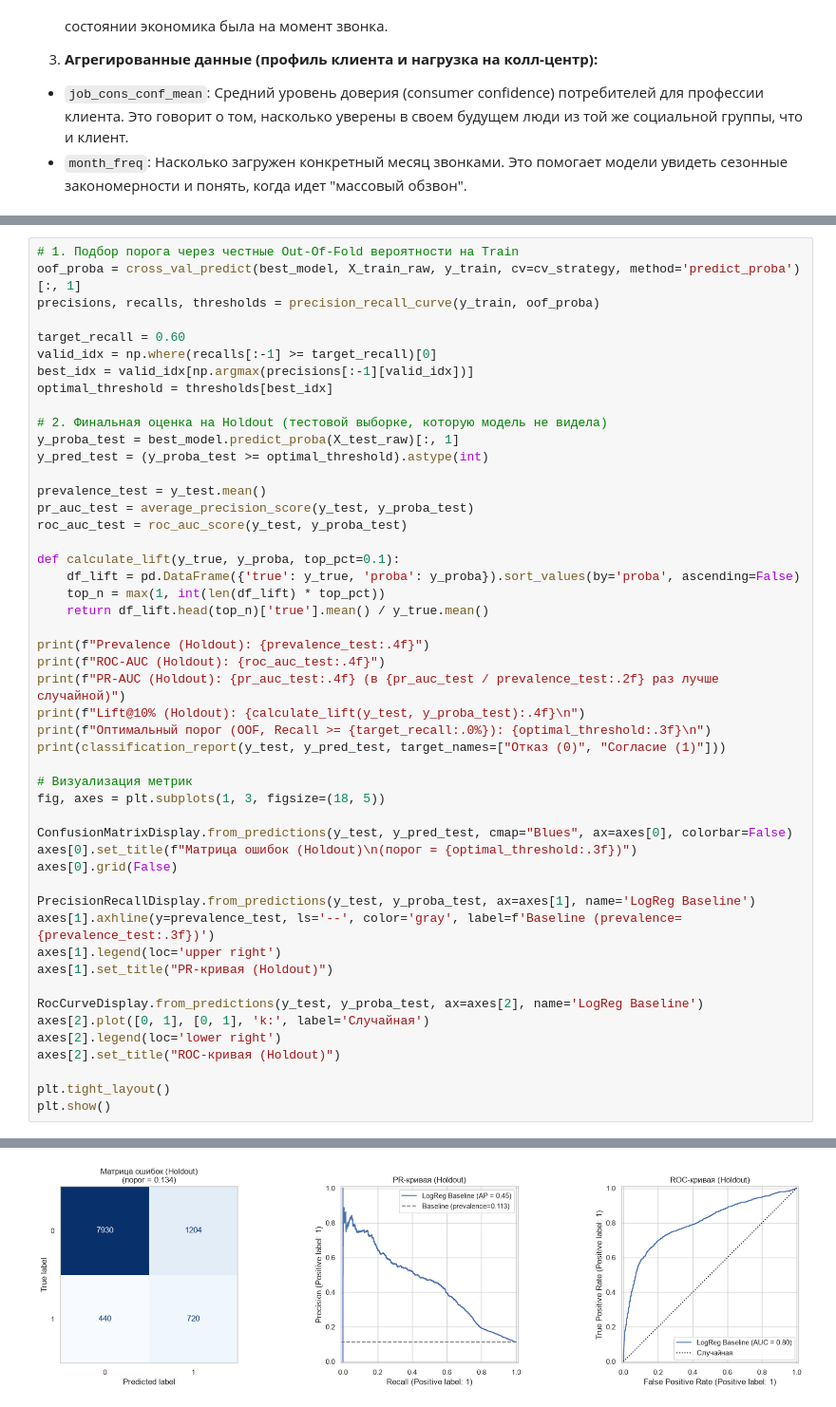
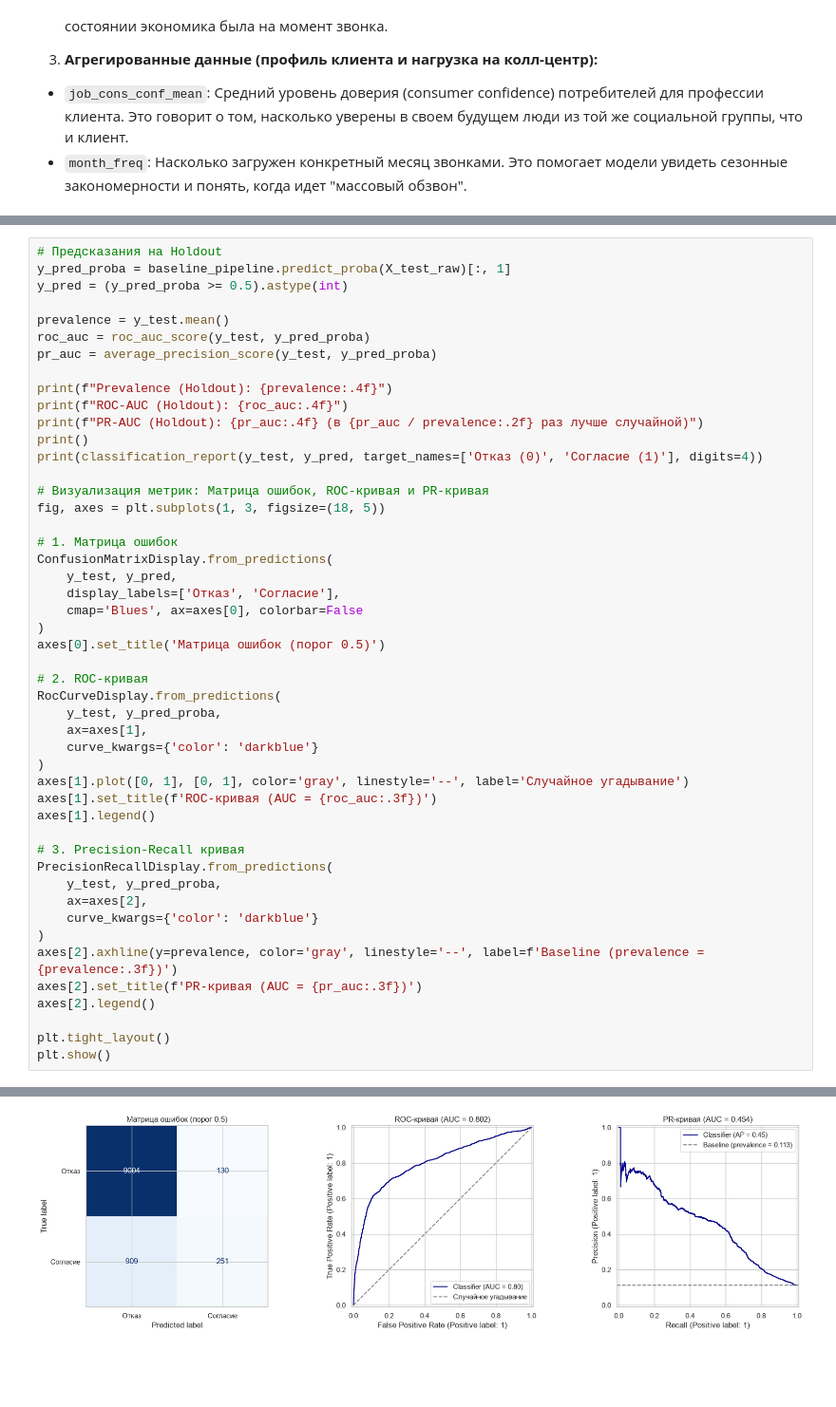
Before and after one commit to KgAmerlion/project_practice_team_1, a Jupyter notebook: Case_3_Final.ipynb, the cells around one changed output, grey strips where cells are left out. Shown at 95% size. Drawn from its saved outputs; the diff is of its cells as text; blank space fills up the shorter version.

```diff
--- a/Case_3_Final.ipynb
+++ b/Case_3_Final.ipynb
@@ -194,49 +167,48 @@ else:
 # %%
-# 1. Подбор порога через честные Out-Of-Fold вероятности на Train
-oof_proba = cross_val_predict(best_model, X_train_raw, y_train, cv=cv_strategy, method='predict_proba')[:, 1]
-precisions, recalls, thresholds = precision_recall_curve(y_train, oof_proba)
+# Предсказания на Holdout
+y_pred_proba = baseline_pipeline.predict_proba(X_test_raw)[:, 1]
+y_pred = (y_pred_proba >= 0.5).astype(int)
 
-target_recall = 0.60
-valid_idx = np.where(recalls[:-1] >= target_recall)[0]
-best_idx = valid_idx[np.argmax(precisions[:-1][valid_idx])]
-optimal_threshold = thresholds[best_idx]
+prevalence = y_test.mean()
+roc_auc = roc_auc_score(y_test, y_pred_proba)
+pr_auc = average_precision_score(y_test, y_pred_proba)
 
-# 2. Финальная оценка на Holdout (тестовой выборке, которую модель не видела)
-y_proba_test = best_model.predict_proba(X_test_raw)[:, 1]
-y_pred_test = (y_proba_test >= optimal_threshold).astype(int)
+print(f"Prevalence (Holdout): {prevalence:.4f}")
+print(f"ROC-AUC (Holdout): {roc_auc:.4f}")
+print(f"PR-AUC (Holdout): {pr_auc:.4f} (в {pr_auc / prevalence:.2f} раз лучше случайной)")
+print()
+print(classification_report(y_test, y_pred, target_names=['Отказ (0)', 'Согласие (1)'], digits=4))
 
-prevalence_test = y_test.mean()
-pr_auc_test = average_precision_score(y_test, y_proba_test)
-roc_auc_test = roc_auc_score(y_test, y_proba_test)
-
-def calculate_lift(y_true, y_proba, top_pct=0.1):
-    df_lift = pd.DataFrame({'true': y_true, 'proba': y_proba}).sort_values(by='proba', ascending=False)
-    top_n = max(1, int(len(df_lift) * top_pct))
-    return df_lift.head(top_n)['true'].mean() / y_true.mean()
-
-print(f"Prevalence (Holdout): {prevalence_test:.4f}")
-print(f"ROC-AUC (Holdout): {roc_auc_test:.4f}")
-print(f"PR-AUC (Holdout): {pr_auc_test:.4f} (в {pr_auc_test / prevalence_test:.2f} раз лучше случайной)")
-print(f"Lift@10% (Holdout): {calculate_lift(y_test, y_proba_test):.4f}\n")
-print(f"Оптимальный порог (OOF, Recall >= {target_recall:.0%}): {optimal_threshold:.3f}\n")
-print(classification_report(y_test, y_pred_test, target_names=["Отказ (0)", "Согласие (1)"]))
-
-# Визуализация метрик
+# Визуализация метрик: Матрица ошибок, ROC-кривая и PR-кривая
 fig, axes = plt.subplots(1, 3, figsize=(18, 5))
 
-ConfusionMatrixDisplay.from_predictions(y_test, y_pred_test, cmap="Blues", ax=axes[0], colorbar=False)
-axes[0].set_title(f"Матрица ошибок (Holdout)\n(порог = {optimal_threshold:.3f})")
-axes[0].grid(False)
+# 1. Матрица ошибок
+ConfusionMatrixDisplay.from_predictions(
+    y_test, y_pred,
+    display_labels=['Отказ', 'Согласие'],
+    cmap='Blues', ax=axes[0], colorbar=False
+)
+axes[0].set_title('Матрица ошибок (порог 0.5)')
 
-PrecisionRecallDisplay.from_predictions(y_test, y_proba_test, ax=axes[1], name='LogReg Baseline')
-axes[1].axhline(y=prevalence_test, ls='--', color='gray', label=f'Baseline (prevalence={prevalence_test:.3f})')
-axes[1].legend(loc='upper right')
-axes[1].set_title("PR-кривая (Holdout)")
+# 2. ROC-кривая
+RocCurveDisplay.from_predictions(
+    y_test, y_pred_proba,
+    ax=axes[1],
+    curve_kwargs={'color': 'darkblue'}
+)
+axes[1].plot([0, 1], [0, 1], color='gray', linestyle='--', label='Случайное угадывание')
+axes[1].set_title(f'ROC-кривая (AUC = {roc_auc:.3f})')
+axes[1].legend()
 
-RocCurveDisplay.from_predictions(y_test, y_proba_test, ax=axes[2], name='LogReg Baseline')
-axes[2].plot([0, 1], [0, 1], 'k:', label='Случайная')
-axes[2].legend(loc='lower right')
-axes[2].set_title("ROC-кривая (Holdout)")
+# 3. Precision-Recall кривая
+PrecisionRecallDisplay.from_predictions(
+    y_test, y_pred_proba,
+    ax=axes[2],
+    curve_kwargs={'color': 'darkblue'}
+)
+axes[2].axhline(y=prevalence, color='gray', linestyle='--', label=f'Baseline (prevalence = {prevalence:.3f})')
+axes[2].set_title(f'PR-кривая (AUC = {pr_auc:.3f})')
+axes[2].legend()
 
 plt.tight_layout()
 plt.show()
@@ -259,2 +228,2 @@ weighted avg       0.88      0.84      0.86     10294
-[figure, old version]
+[figure, new version]
 # %% [markdown]
```
Also changed, not shown: parts of 12 cells of this notebook.
